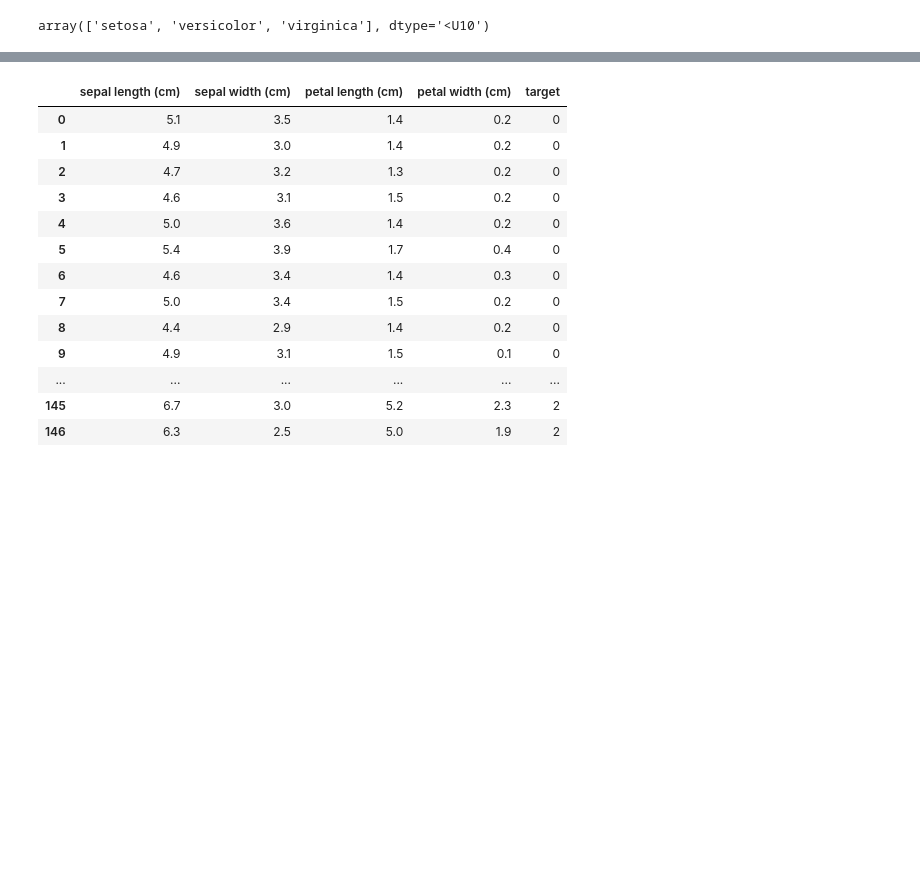
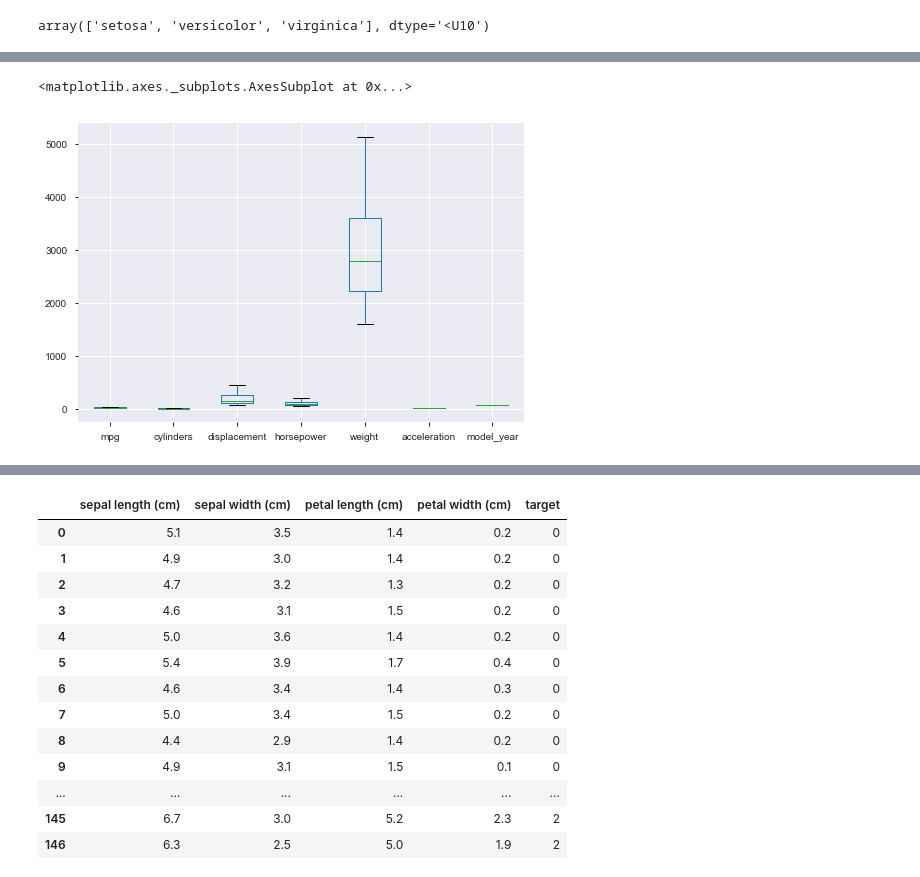
Before and after one commit to accidentlywoo/python, a Jupyter notebook: Machine Learning scikit/scikit.ipynb, the cells around one changed output, grey strips where cells are left out. Cells and saved outputs as stored; diff of their text form; code cells hidden in the pictures; blank space fills up the shorter version.

```diff
--- a/Machine Learning scikit/scikit.ipynb
+++ b/Machine Learning scikit/scikit.ipynb
@@ -146,0 +647,5 @@ array(['setosa', 'versicolor', 'virginica'], dtype='<U10')
+# %%
+sns.load_dataset('mpg').boxplot()
+# %% [output]
+<matplotlib.axes._subplots.AxesSubplot at 0x...>
+[figure, added]
```
Also changed, not shown: parts of 133 cells of this notebook, 1 other file.
